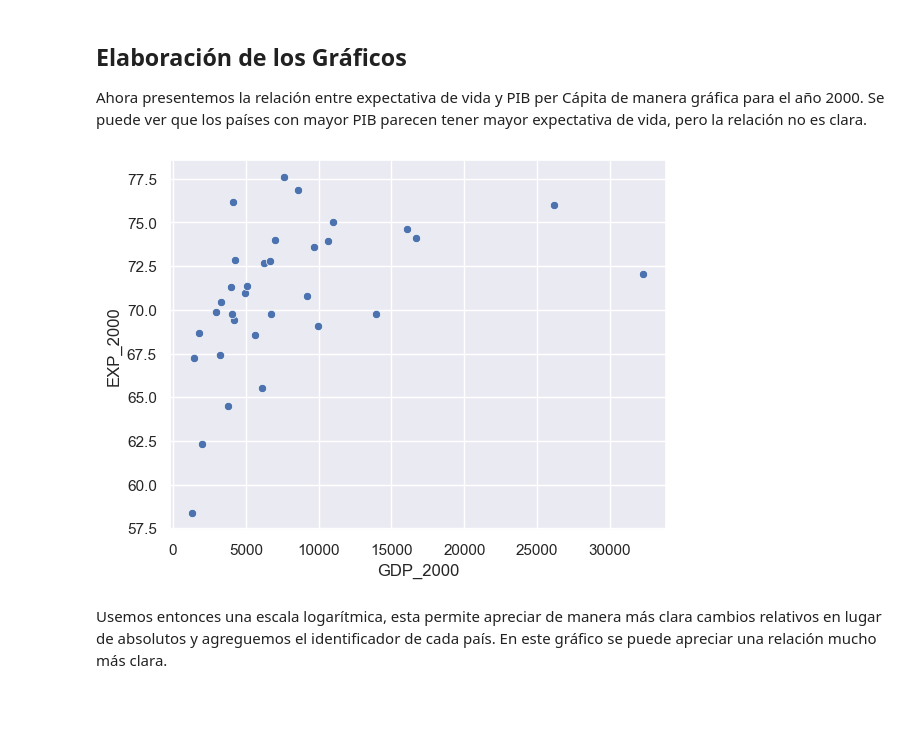
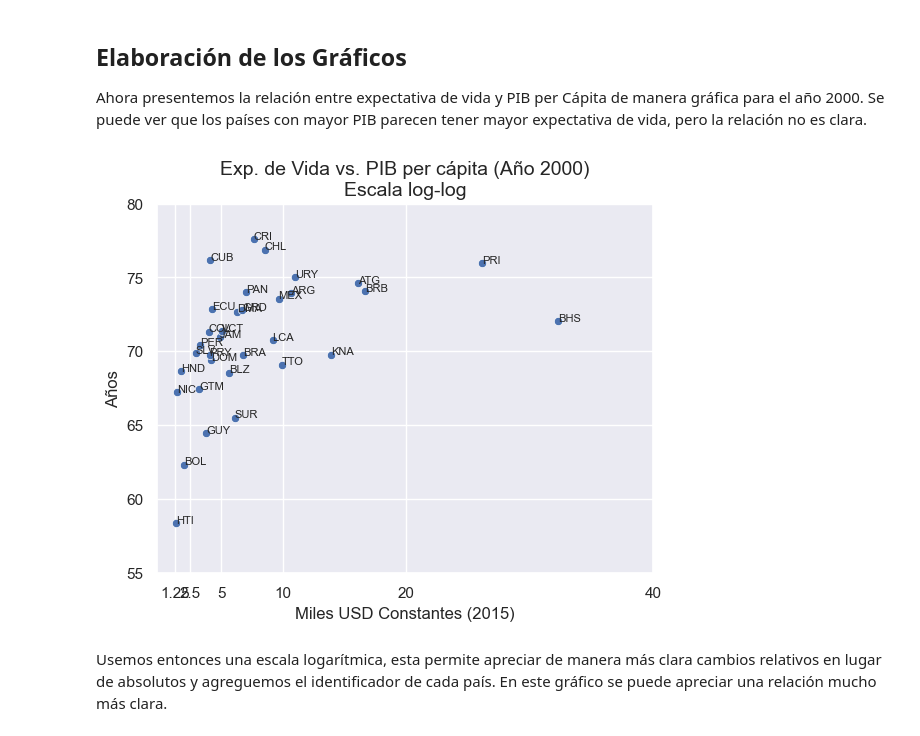
Before and after one commit to dcardonav/posts, a Jupyter notebook: economic_growth.ipynb, the cells around one changed output. Cells and saved outputs as stored; diff of their text form; code cells hidden in the pictures; blank space fills up the shorter version.

```diff
--- a/economic_growth.ipynb
+++ b/economic_growth.ipynb
@@ -138,21 +125,21 @@ df_data.head()
 Ahora presentemos la relación entre expectativa de vida y PIB per Cápita de manera gráfica para el año 2000. Se puede ver que los países con mayor PIB parecen tener mayor expectativa de vida, pero la relación no es clara.
 # %%
 sns.set_theme()
-sns.scatterplot(df_data, x=df_data['GDP_2000'], y=df_data['EXP_2000'])
+ax = sns.scatterplot(df_data, x=df_data['GDP_2000'], y=df_data['EXP_2000'])
 for i, r in df_data.iterrows():
-    ax1.text(r['GDP_2000']+0.08, r['EXP_2000'], i, size=8)
+    ax.text(r['GDP_2000']+0.08, r['EXP_2000'], i, size=8)
 
 plt.ylabel('Años')
 plt.xlabel('Miles USD Constantes (2015)')
 plt.title('Exp. de Vida vs. PIB per cápita (Año 2000)\nEscala log-log', size=14)
 plt.grid()
 plt.yticks(ticks=[55, 60, 65, 70, 75, 80], labels=[55, 60, 65, 70, 75, 80])
 plt.xticks(ticks=[1250, 2500, 5000, 10000, 20000, 40000], labels=[1.25, 2.5, 5, 10, 20, 40])
 plt.grid()
 plt.show()
 plt.show()
 # %% [output]
-[figure, old version]
+[figure, new version]
 # %% [markdown]
 Usemos entonces una escala logarítmica, esta permite apreciar de manera más clara cambios relativos en lugar de absolutos y agreguemos el identificador de cada país. En este gráfico se puede apreciar una relación mucho más clara.
 # %%
```
Also changed, not shown: parts of 9 cells of this notebook.
